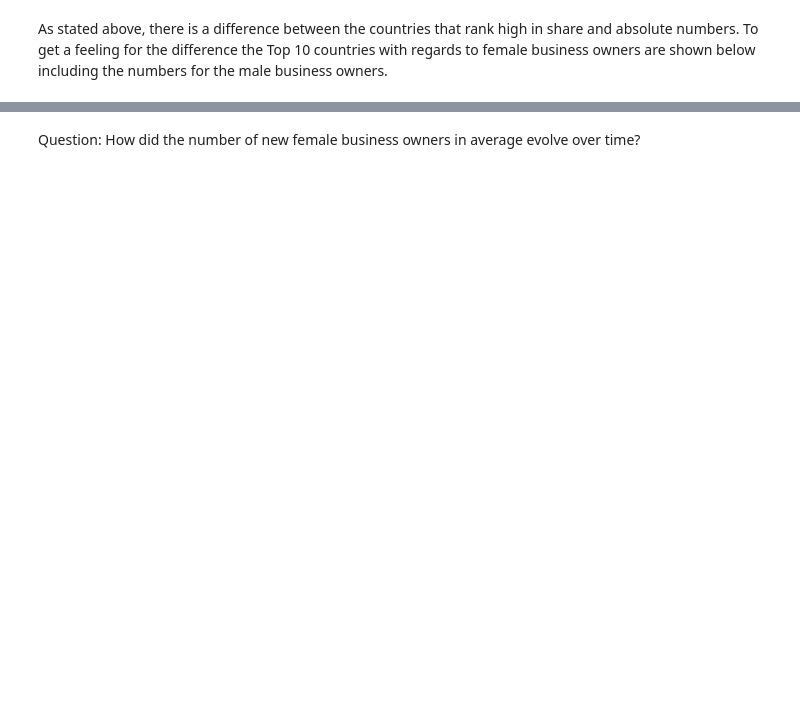
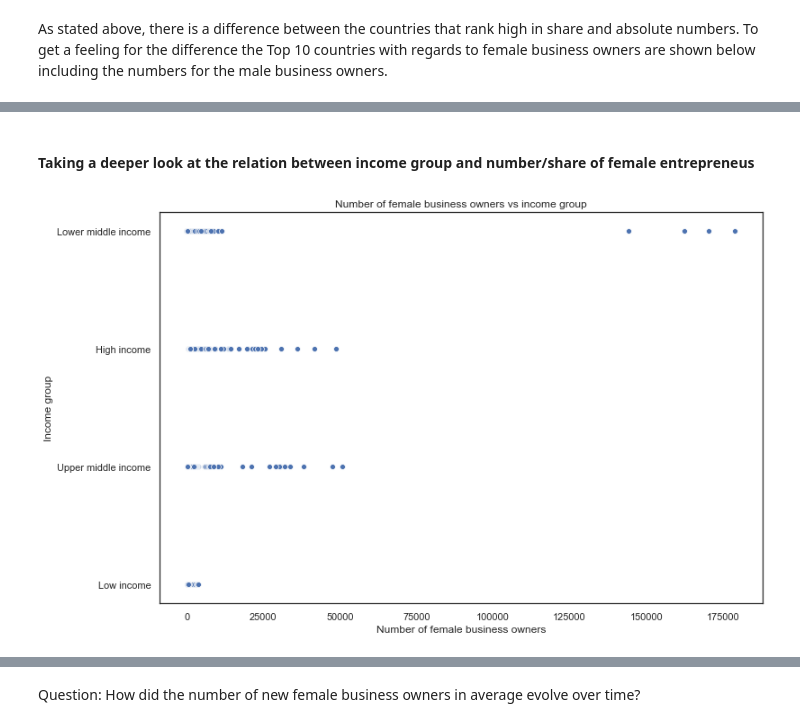
Before and after one commit to sabrinabluhm/femaleEntrepreneurship, a Jupyter notebook: Data/World Bank data - cleaning and analyzing.ipynb, the cells around one changed output, grey strips where cells are left out. Saved outputs shown, nothing was run; the diff lists cells and outputs as text; code cells hidden in the pictures; blank space fills up the shorter version.

```diff
--- a/Data/World Bank data - cleaning and analyzing.ipynb
+++ b/Data/World Bank data - cleaning and analyzing.ipynb
@@ -400,0 +507,16 @@ plt.show()
+# %% [markdown]
+#### Taking a deeper look at the relation between income group and number/share of female entrepreneus
+# %%
+# create table for number of female business owners & income group
+
+femaleBusinessOwners = worldbankdata["Number of female business owners"].tolist()
+incomeGroup = worldbankdata["Income group"].tolist()
+
+fig, ax = plt.subplots(figsize=(12,8))
+ax = sns.scatterplot(data=worldbankdata,
+                 x=femaleBusinessOwners,
+                 y=incomeGroup)
+ax.set_title("Number of female business owners vs income group");
+ax.set(xlabel="Number of female business owners", ylabel="Income group");
+# %% [output]
+[figure, added]
```
Also changed, not shown: parts of 26 cells of this notebook.
